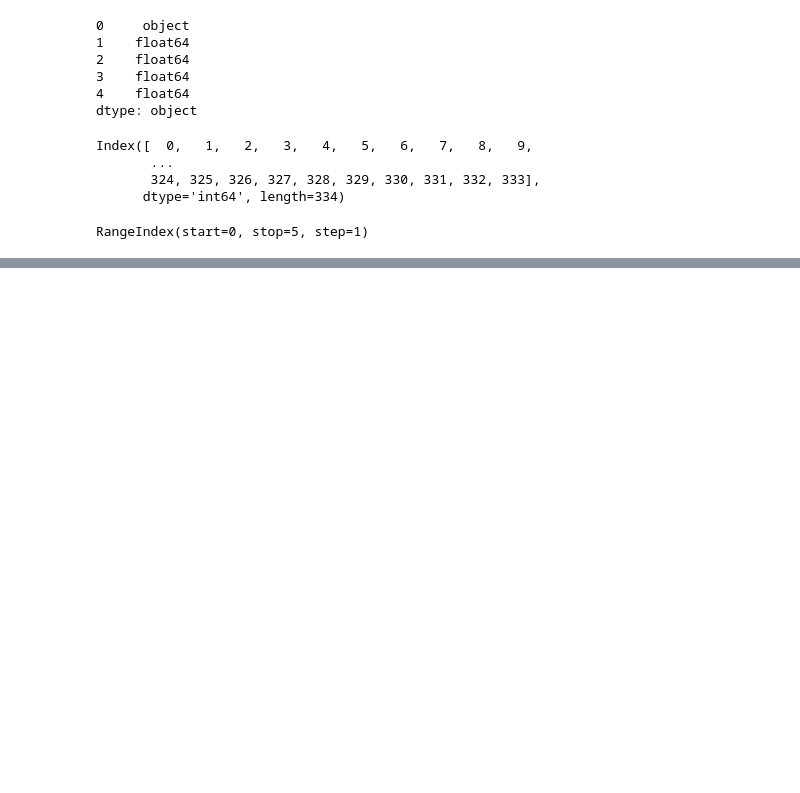
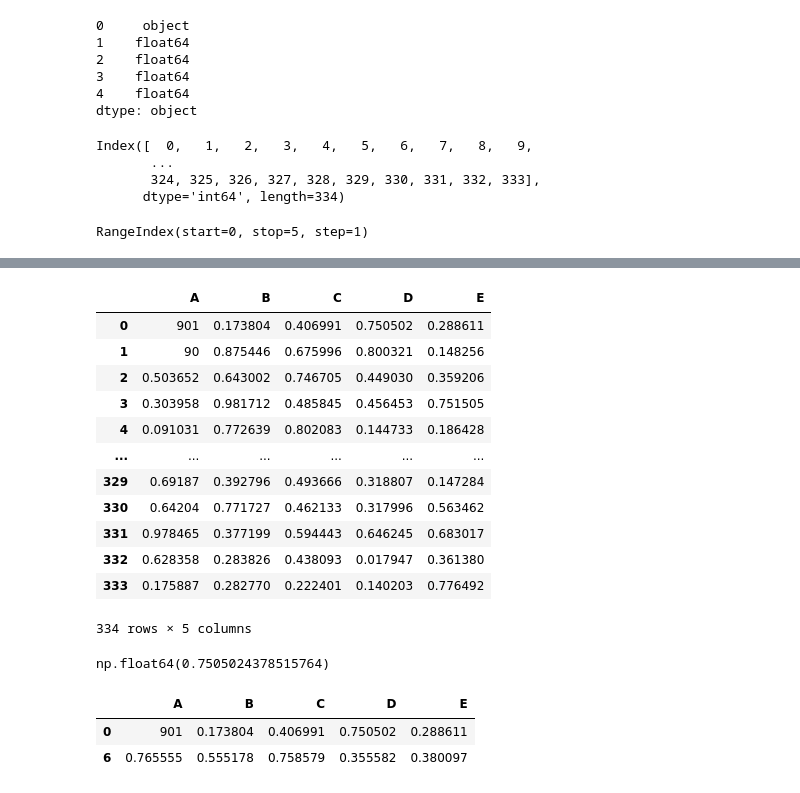
Before and after one commit to 9bishal/Learning-Pandas, a Jupyter notebook: Untitled.ipynb, the cells around one changed output, grey strips where cells are left out. Saved outputs shown, nothing was run; the diff lists cells and outputs as text; code cells hidden in the pictures; blank space fills up the shorter version.

```diff
--- a/Untitled.ipynb
+++ b/Untitled.ipynb
@@ -633,0 +654,26 @@ newdf.loc[[7],:] #to access all the columns of 7
+# %%
+newdf
+# %% [output]
+|  | A | B | C | D | E |
+| 0 | 901 | 0.173804 | 0.406991 | 0.750502 | 0.288611 |
+| 1 | 90 | 0.875446 | 0.675996 | 0.800321 | 0.148256 |
+| 2 | 0.503652 | 0.643002 | 0.746705 | 0.449030 | 0.359206 |
+| 3 | 0.303958 | 0.981712 | 0.485845 | 0.456453 | 0.751505 |
+| 4 | 0.091031 | 0.772639 | 0.802083 | 0.144733 | 0.186428 |
+| ... | ... | ... | ... | ... | ... |
+| 329 | 0.69187 | 0.392796 | 0.493666 | 0.318807 | 0.147284 |
+| 330 | 0.64204 | 0.771727 | 0.462133 | 0.317996 | 0.563462 |
+| 331 | 0.978465 | 0.377199 | 0.594443 | 0.646245 | 0.683017 |
+| 332 | 0.628358 | 0.283826 | 0.438093 | 0.017947 | 0.361380 |
+| 333 | 0.175887 | 0.282770 | 0.222401 | 0.140203 | 0.776492 |
+334 rows × 5 columns
+# %%
+newdf.iloc[0,3]#when we only know the index | if we know the column value we use loc
+# %% [output]
+np.float64(0.7505024378515764)
+# %%
+newdf.iloc[[0,6],:]
+# %% [output]
+|  | A | B | C | D | E |
+| 0 | 901 | 0.173804 | 0.406991 | 0.750502 | 0.288611 |
+| 6 | 0.765555 | 0.555178 | 0.758579 | 0.355582 | 0.380097 |
```
Also changed, not shown: parts of 55 cells of this notebook, 3 other files.
